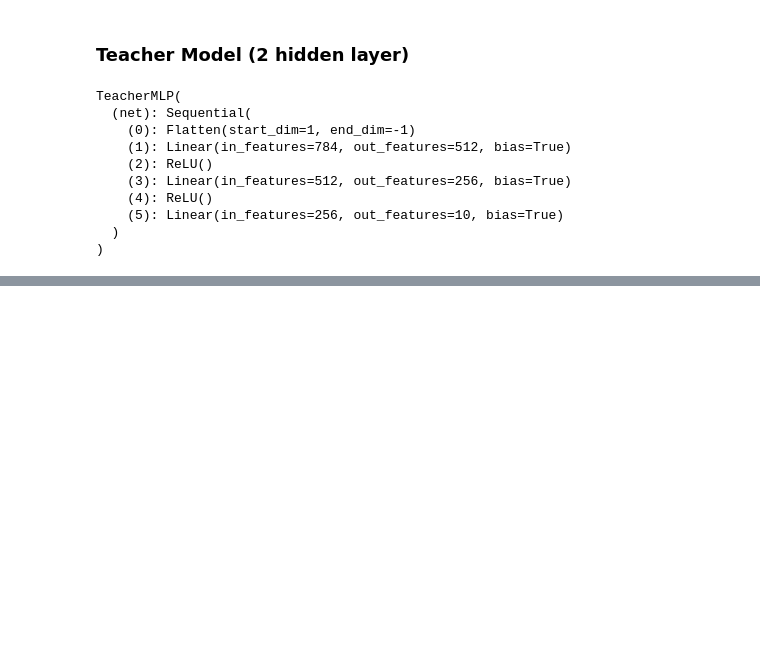
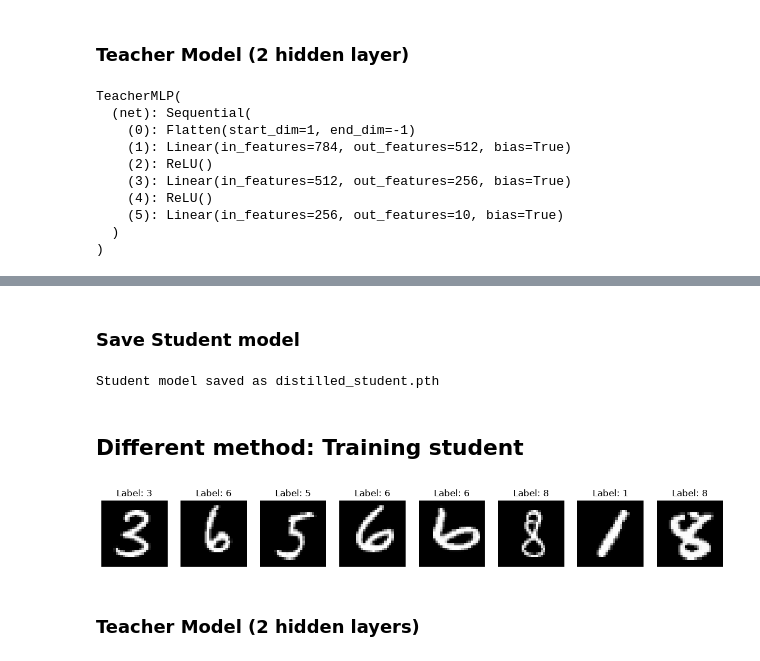
Before and after one commit to ankitanand3/Fine-Tuning, a Jupyter notebook: knowledge_distillation.ipynb, the cells around one changed output, grey strips where cells are left out. Drawn from its saved outputs; the diff is of its cells as text; code cells hidden in the pictures; blank space fills up the shorter version.

```diff
--- a/knowledge_distillation.ipynb
+++ b/knowledge_distillation.ipynb
@@ -60,0 +211,27 @@ TeacherMLP(
+# %% [markdown]
+### Save Student model
+# %%
+torch.save(student.state_dict(), "distilled_student.pth")
+print("Student model saved as distilled_student.pth")
+# %% [output]
+Student model saved as distilled_student.pth
+# %% [markdown]
+## Different method: Training student
+# %%
+train_data = datasets.MNIST(root='./data', train=True, download=True, transform=transform)
+test_data = datasets.MNIST(root='./data', train=False, download=True, transform=transform)
+train_loader = DataLoader(train_data, batch_size=64, shuffle=True)
+test_loader = DataLoader(test_data, batch_size=1000)
+# %%
+images, labels = next(iter(train_loader))
+# %%
+fig, axes = plt.subplots(1, 8, figsize=(15, 2))
+for i, ax in enumerate(axes):
+    ax.imshow(images[i].squeeze(), cmap='gray')
+    ax.set_title(f"Label: {labels[i].item()}")
+    ax.axis('off')
+plt.show()
+# %% [output]
+[figure, added]
+# %% [markdown]
+### Teacher Model (2 hidden layers)
```
Also changed, not shown: parts of 45 cells of this notebook, 2 other files.
